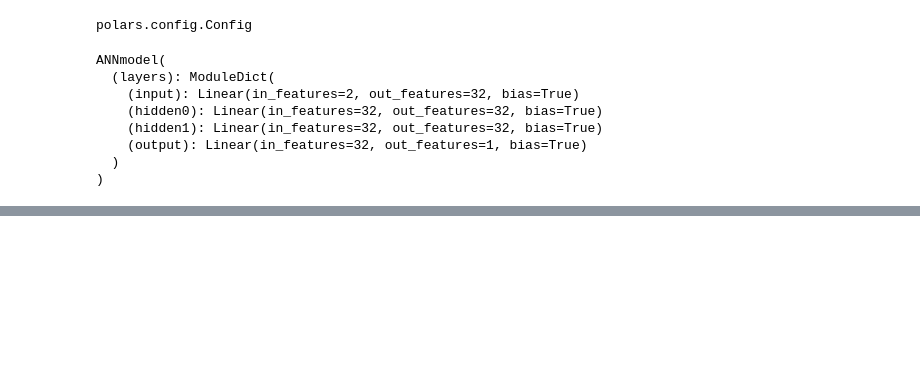
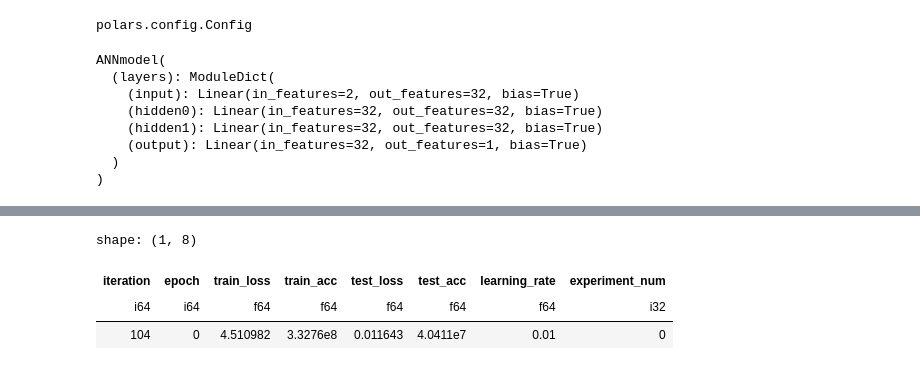
Before and after one commit to yfpang7/dataScience_projects, a Jupyter notebook: FNN_deepLearningCalculator.ipynb, the cells around one changed output, grey strips where cells are left out. Saved outputs shown, nothing was run; the diff lists cells and outputs as text; code cells hidden in the pictures; blank space fills up the shorter version.

```diff
--- a/FNN_deepLearningCalculator.ipynb
+++ b/FNN_deepLearningCalculator.ipynb
@@ -303,0 +375,7 @@ plt.show()
+# %%
+data.head(1)
+# %% [output]
+shape: (1, 8)
+| iteration | epoch | train_loss | train_acc | test_loss | test_acc | learning_rate | experiment_num |
+| i64 | i64 | f64 | f64 | f64 | f64 | f64 | i32 |
+| 104 | 0 | 4.510982 | 3.3276e8 | 0.011643 | 4.0411e7 | 0.01 | 0 |
```
Also changed, not shown: parts of 13 cells of this notebook.
